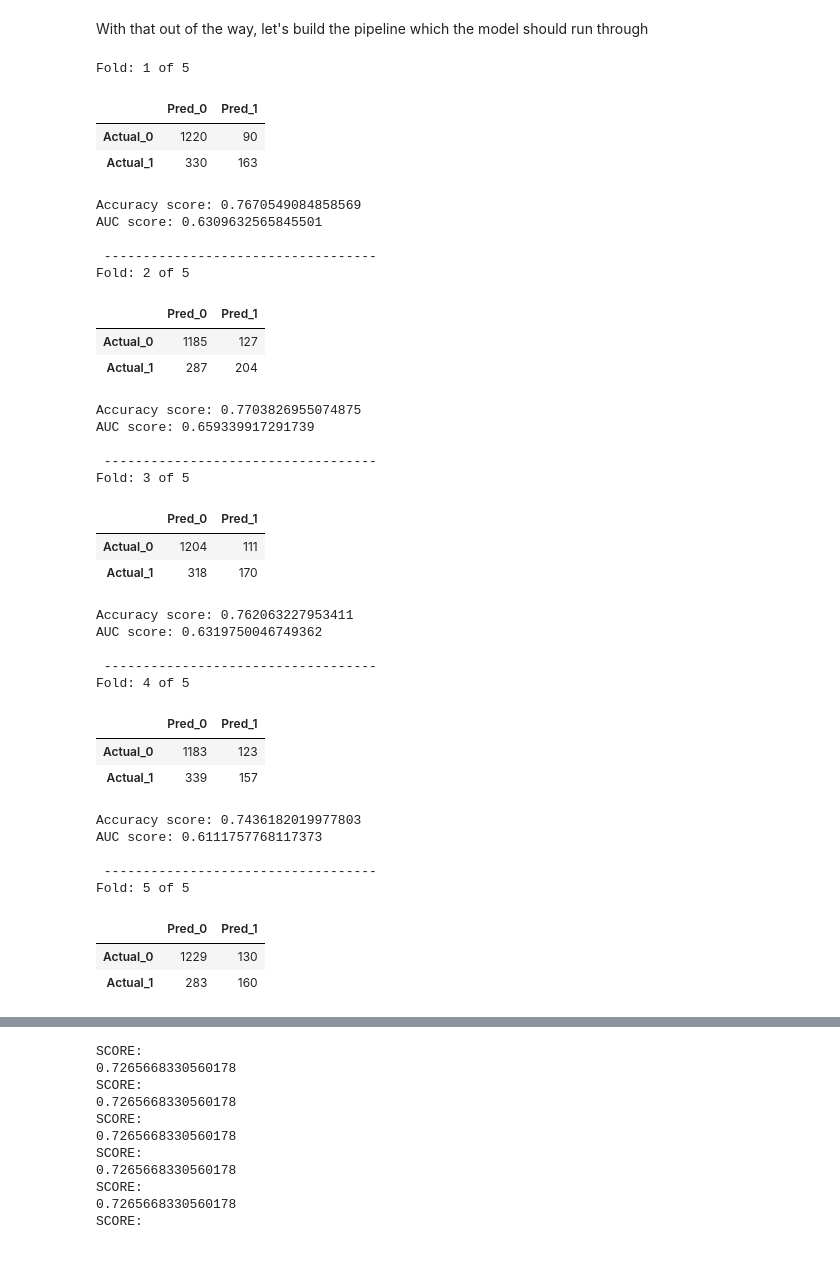
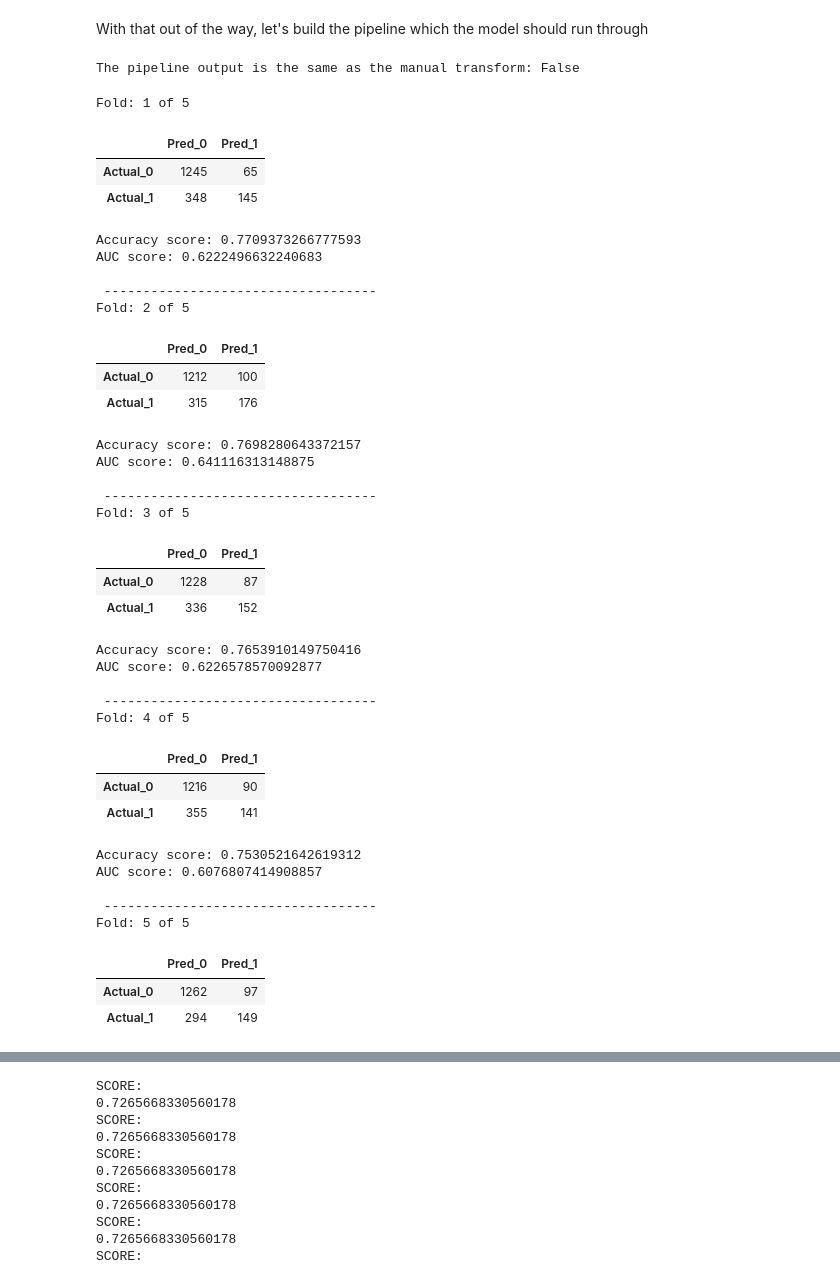
Before and after one commit to dl-lim/kaggle-1, a Jupyter notebook: e2e-insurance-ml.ipynb, the cells around one changed output, grey strips where cells are left out. Cells and saved outputs as stored; diff of their text form; code cells hidden in the pictures.

```diff
--- a/e2e-insurance-ml.ipynb
+++ b/e2e-insurance-ml.ipynb
@@ -604,4 +583,7 @@ EDUCATION_ordinal = list(np.array(['<High School','High School','Bachelors','Mas
 # %%
+# Set the order of 'EDUCATION' for the ordinal encoder
+EDUCATION_ordinal = [['<High School','High School','Bachelors','Masters','PhD']]
+
 # Define encoder
 ordinal_encoder_EDUCATION = OrdinalEncoder(categories=EDUCATION_ordinal)
 binary_encoder = OrdinalEncoder() # We'll use this sklearn module since it works for our goal of imputing binary variables here
@@ -611,17 +593,19 @@ oh_encoder = OneHotEncoder(handle_unknown='ignore', sparse=False)
 train_cv_df_imp_cat = train_cv_df_imp[categorical_cols]
 
 # Encode each categorical type
+## Ordinal categories
 train_cv_df_imp_enc_cat_ord = pd.DataFrame(ordinal_encoder_EDUCATION.fit_transform(train_cv_df_imp_cat[categorical_cols_ord]))
 train_cv_df_imp_enc_cat_ord.columns = train_cv_df_imp_cat[categorical_cols_ord].columns
 
+## Binary categories
 train_cv_df_imp_enc_cat_bin = pd.DataFrame(binary_encoder.fit_transform(train_cv_df_imp_cat[categorical_cols_bin]))
 train_cv_df_imp_enc_cat_bin.columns = train_cv_df_imp_cat[categorical_cols_bin].columns
 
+## Nominal categories
 train_cv_df_imp_enc_cat_nom = pd.DataFrame(oh_encoder.fit_transform(train_cv_df_imp_cat[categorical_cols_nom]))
 train_cv_df_imp_enc_cat_nom.columns = oh_encoder.get_feature_names_out()
 
-# train_cv_df_imp_enc_cat.columns = train_cv_df_imp_cat.columns
-
+# Rejoin the three sub-df's
 train_cv_df_imp_enc_cat = pd.concat([train_cv_df_imp_enc_cat_ord, train_cv_df_imp_enc_cat_bin, train_cv_df_imp_enc_cat_nom], axis=1)
 
 train_cv_df_imp_enc_cat.head()
@@ -809,7 +846,7 @@ With that out of the way, let's build the pipeline which the model should run th
 # %%
 # Redefine the imputers/encoders for the pipeline
 knn_imputer = KNNImputer(n_neighbors=2)
-none_imputer = SimpleImputer(strategy='constant', fill_value='NONE')
+cat_imputer = SimpleImputer(strategy='constant', fill_value='NONE')
 ordinal_encoder_EDUCATION = OrdinalEncoder(categories=EDUCATION_ordinal)
 binary_encoder = OrdinalEncoder()
 oh_encoder = OneHotEncoder(handle_unknown='ignore', sparse=False, drop='first') # added drop first to skip the step of removing one of the newly encoded features
@@ -819,17 +856,17 @@ fs_vif = FeatureSelectorVIF()
 numerical_transformer = knn_imputer
 
 categorical_ord_transformer = Pipeline(steps=[
-    ('none_imputer', none_imputer),
+    ('cat_imputer', cat_imputer),
     ('ord', ordinal_encoder_EDUCATION),
 ])
 
 categorical_bin_transformer = Pipeline(steps=[
-    ('none_imputer', none_imputer),
+    ('cat_imputer', cat_imputer),
     ('bin', binary_encoder),
 ])
 
 categorical_ohe_transformer = Pipeline(steps=[
-    ('none_imputer', none_imputer),
+    ('cat_imputer', cat_imputer),
     ('nom', oh_encoder),
 ])
 
@@ -853,7 +890,7 @@ params = {
             'objective':'binary:logistic',
             'max_depth': 4,
             'alpha': 10,
-            'learning_rate': 1.0,
+            'learning_rate': 0.1,
             'n_estimators':100
         }
 
@@ -871,74 +908,87 @@ for i in sorted(fs_vif.drop_cols,reverse=True):
 processed_df_tmp.columns = new_cols
 
 processed_df = pd.concat([processed_df_tmp,
-    train_cv_df[['kfold','TGT_CLAIM_FLAG','TGT_CLAIM_AMT']]], axis=1)
+    train_cv_df[['TGT_CLAIM_FLAG','TGT_CLAIM_AMT','kfold']]], axis=1)
+
+# Validate the pipeline against the manual transforms:
+print('The pipeline output is the same as the manual transform:',processed_df.equals(train_cv_df_imp_enc_vif))
+# %% [output]
+The pipeline output is the same as the manual transform: False
 # %%
 def split_tgt(df, step):
     # step is either 0 or 1, 0 being the classification problem and 1 the regression problem
     tgt_cols = ['TGT_CLAIM_FLAG','TGT_CLAIM_AMT']
     tgt_col = tgt_cols[step]
     X = df.copy()
     y = X.pop(tgt_col)
     X.drop(tgt_cols[1-step], axis=1, inplace=True)
     return X, y
 
 def split_folds(df, fold_, step):
     train_df = df.loc[df['kfold'] != fold_].drop('kfold', axis=1)
     valid_df = df.loc[df['kfold'] == fold_].drop('kfold', axis=1)
     X_train, y_train = split_tgt(train_df, step)
     X_valid, y_valid = split_tgt(valid_df, step)
     return X_train, X_valid, y_train, y_valid
 
 def run_fold(df, fold_, model, step):
     X_train, X_valid, y_train, y_valid = split_folds(df, fold_, step)
     model.fit(X_train, y_train)
     y_pred = model.predict(X_valid)
     y_pred = [1 if y > 0.5 else 0 for y in y_pred]
     display(pd.DataFrame(confusion_matrix(y_valid, y_pred),columns=['Pred_0','Pred_1'], index=['Actual_0','Actual_1']))
-    print('Accuracy score:',accuracy_score(y_valid, y_pred))
-    print('AUC score:',roc_auc_score(y_valid, y_pred))
+    accuracy = accuracy_score(y_valid, y_pred)
+    auc = roc_auc_score(y_valid, y_pred)
+    print('Accuracy score:',accuracy)
+    print('AUC score:',auc)
+    return accuracy, auc
 
 def run_all_folds(df, model, step):
+    avg_acc = []
+    avg_auc = []
     for fold_ in range(n_folds):
         print('Fold:',fold_ + 1, 'of', n_folds)
-        run_fold(df, fold_, model, 0)
+        acc, auc = run_fold(df, fold_, model, 0)
+        avg_acc.append(acc)
+        avg_auc.append(auc)
         print('\n -----------------------------------')
-
+    print('Average Accuracy Score is:', np.mean(avg_acc))
+    print('Average AUC Score is:', np.mean(avg_auc))
 run_all_folds(processed_df, xgb_clf, 0)
 # %% [output]
 Fold: 1 of 5
 |  | Pred_0 | Pred_1 |
-| Actual_0 | 1220 | 90 |
-| Actual_1 | 330 | 163 |
+| Actual_0 | 1245 | 65 |
+| Actual_1 | 348 | 145 |
-Accuracy score: 0.7670549084858569
-AUC score: 0.6309632565845501
+Accuracy score: 0.7709373266777593
+AUC score: 0.6222496632240683
 
  -----------------------------------
 Fold: 2 of 5
 |  | Pred_0 | Pred_1 |
-| Actual_0 | 1185 | 127 |
-| Actual_1 | 287 | 204 |
+| Actual_0 | 1212 | 100 |
+| Actual_1 | 315 | 176 |
-Accuracy score: 0.7703826955074875
-AUC score: 0.659339917291739
+Accuracy score: 0.7698280643372157
+AUC score: 0.641116313148875
 
  -----------------------------------
 Fold: 3 of 5
 |  | Pred_0 | Pred_1 |
-| Actual_0 | 1204 | 111 |
-| Actual_1 | 318 | 170 |
+| Actual_0 | 1228 | 87 |
+| Actual_1 | 336 | 152 |
-Accuracy score: 0.762063227953411
-AUC score: 0.6319750046749362
+Accuracy score: 0.7653910149750416
+AUC score: 0.6226578570092877
 
  -----------------------------------
 Fold: 4 of 5
 |  | Pred_0 | Pred_1 |
-| Actual_0 | 1183 | 123 |
-| Actual_1 | 339 | 157 |
+| Actual_0 | 1216 | 90 |
+| Actual_1 | 355 | 141 |
-Accuracy score: 0.7436182019977803
-AUC score: 0.6111757768117373
+Accuracy score: 0.7530521642619312
+AUC score: 0.6076807414908857
 
  -----------------------------------
 Fold: 5 of 5
 |  | Pred_0 | Pred_1 |
-| Actual_0 | 1229 | 130 |
-| Actual_1 | 283 | 160 |
+| Actual_0 | 1262 | 97 |
+| Actual_1 | 294 | 149 |
```
Also changed, not shown: parts of 55 cells of this notebook.
